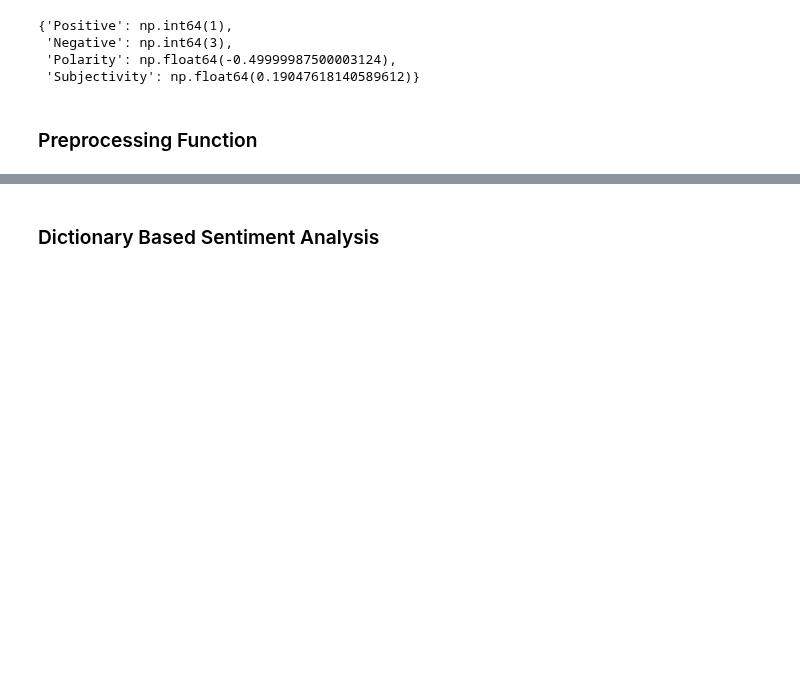
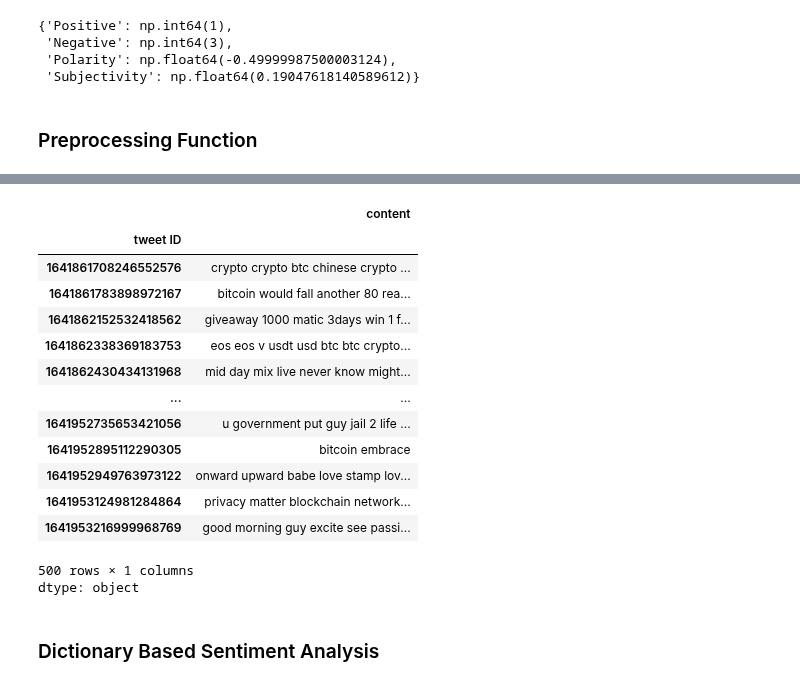
Before and after one commit to busrakasabali/Delta_Task_2, a Jupyter notebook: Delta_Task_2.ipynb, the cells around one changed output, grey strips where cells are left out. Drawn from its saved outputs; the diff is of its cells as text; code cells hidden in the pictures; blank space fills up the shorter version.

```diff
--- a/Delta_Task_2.ipynb
+++ b/Delta_Task_2.ipynb
@@ -322,6 +327,24 @@ x_tweets_clean_test =  btc_tweets_test['content'].apply(NLP_preprocessing_pipeli
 #Creating a df for the sentiment labels of train and test sets
 y_tweets_train = btc_tweets_train['sentiment']
 y_tweets_test = btc_tweets_test['sentiment']
+# %%
+x_tweets_clean_test
+# %% [output]
+|  | content |
+| tweet ID |  |
+| 1641861708246552576 | crypto crypto btc chinese crypto ... |
+| 1641861783898972167 | bitcoin would fall another 80 rea... |
+| 1641862152532418562 | giveaway 1000 matic 3days win 1 f... |
+| 1641862338369183753 | eos eos v usdt usd btc btc crypto... |
+| 1641862430434131968 | mid day mix live never know might... |
+| ... | ... |
+| 1641952735653421056 | u government put guy jail 2 life ... |
+| 1641952895112290305 | bitcoin embrace |
+| 1641952949763973122 | onward upward babe love stamp lov... |
+| 1641953124981284864 | privacy matter blockchain network... |
+| 1641953216999968769 | good morning guy excite see passi... |
+500 rows × 1 columns
+dtype: object
 # %% [markdown]
 ### Dictionary Based Sentiment Analysis
 # %%
```
Also changed, not shown: parts of 6 cells of this notebook.
